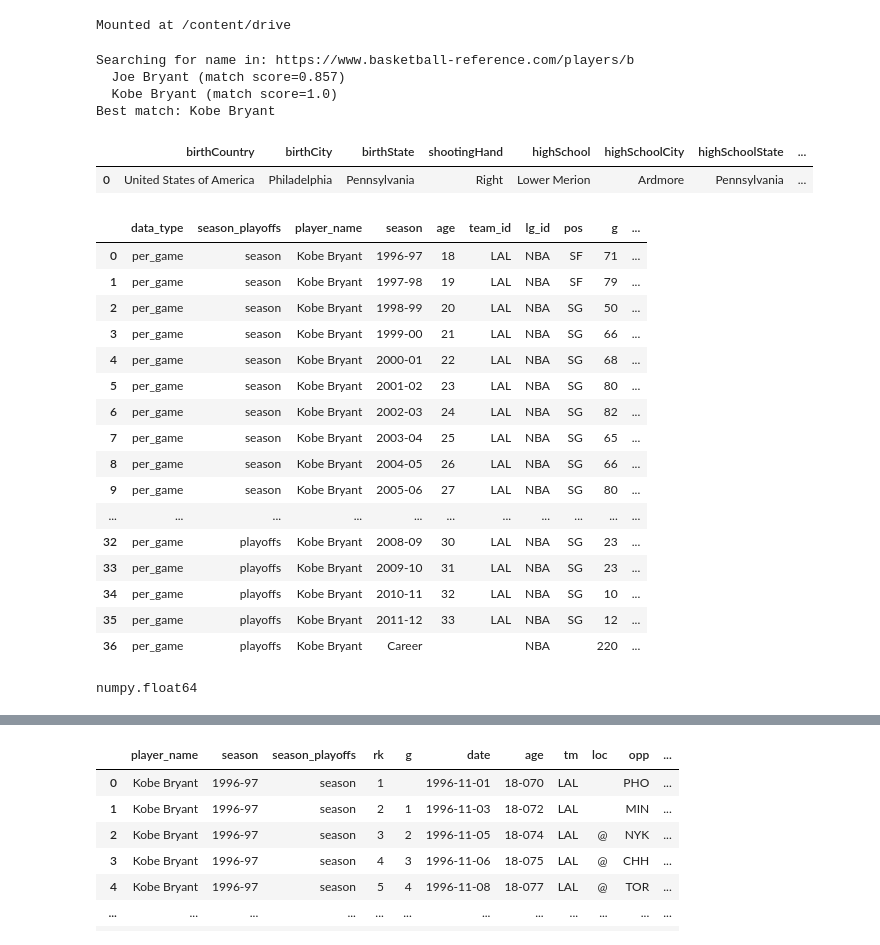
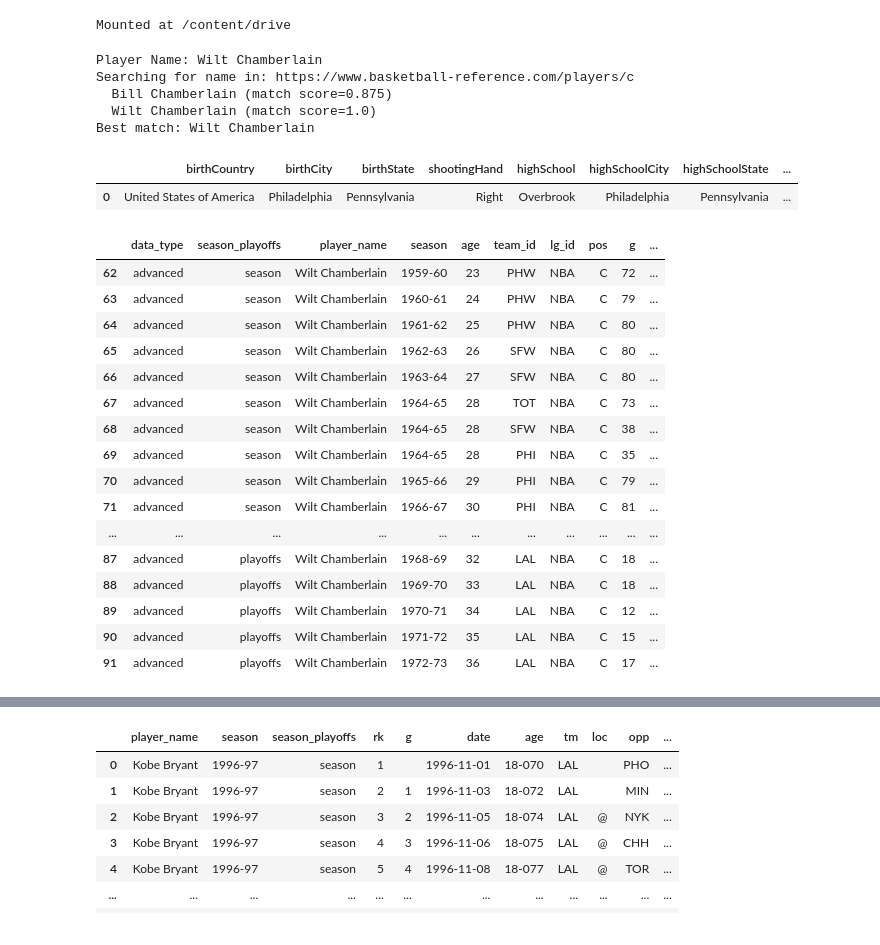
Before and after one commit to rahim-hashim/NBA-Prediction-Algorithms, a Jupyter notebook: single_player_search.ipynb, the cells around one changed output, grey strips where cells are left out. Drawn from its saved outputs; the diff is of its cells as text; code cells hidden in the pictures.

```diff
--- a/single_player_search.ipynb
+++ b/single_player_search.ipynb
@@ -58,54 +58,57 @@ Mounted at /content/drive
 # %%
 from player_scraper import single_player_scraper
 
-kb_meta, kb_data, kb_gamelogs = single_player_scraper('Kobe Bryant')
+kb_meta, kb_data, kb_gamelogs = single_player_scraper()
 kb_meta
 # %% [output]
-Searching for name in: https://www.basketball-reference.com/players/b
-  Joe Bryant (match score=0.857)
-  Kobe Bryant (match score=1.0)
-Best match: Kobe Bryant
+Player Name: Wilt Chamberlain
+Searching for name in: https://www.basketball-reference.com/players/c
+  Bill Chamberlain (match score=0.875)
+  Wilt Chamberlain (match score=1.0)
+Best match: Wilt Chamberlain
 |  | birthCountry | birthCity | birthState | shootingHand | highSchool | highSchoolCity | highSchoolState | ... |
-| 0 | United States of America | Philadelphia | Pennsylvania | Right | Lower Merion | Ardmore | Pennsylvania | ... |
+| 0 | United States of America | Philadelphia | Pennsylvania | Right | Overbrook | Philadelphia | Pennsylvania | ... |
 # %%
 #@title Table Select { run: "auto" }
 
 #@markdown Per Game | Totals | Advanced | Per Minute | Per Possession | Adjusted Shooting | Play-By-Play | Shooting | All-Star | Salaries
-table_type = "per_game" #@param ["all", "per_game", "totals", "advanced", "per_minute", "per_poss", "adjooting", "pbp", "shooting", "all_star", "all_salaries"] {allow-input: true}
+table_type = "advanced" #@param ["all", "per_game", "totals", "advanced", "per_minute", "per_poss", "adjooting", "pbp", "shooting", "all_star", "all_salaries"] {allow-input: true}
 
 #@markdown Season or Playoff Stats
 season_playoffs = "both" #@param ["both", "season", "playoffs"]
+
+#@markdown Include or Exclude Career Data
+career_data = "exclude" #@param ["include", "exclude"]
 
 def table_select(df, table_type, season_playoffs):
   df_filtered = df.copy(deep=True)
   if table_type != 'all':
     df_filtered = df[df['data_type'] == table_type]
     df_filtered = df_filtered.dropna(how='all', axis='columns')
   if season_playoffs != 'both':
     df_filtered = df_filtered[df_filtered['season_playoffs'] == season_playoffs]
+  if career_data == 'exclude':
+    df_filtered = df_filtered[df_filtered['season'] != 'Career']
+
   return df_filtered
 
 df_table = table_select(kb_data, table_type, season_playoffs)
 df_table
 # %% [output]
 |  | data_type | season_playoffs | player_name | season | age | team_id | lg_id | pos | g | ... |
-| 0 | per_game | season | Kobe Bryant | 1996-97 | 18 | LAL | NBA | SF | 71 | ... |
-| 1 | per_game | season | Kobe Bryant | 1997-98 | 19 | LAL | NBA | SF | 79 | ... |
-| 2 | per_game | season | Kobe Bryant | 1998-99 | 20 | LAL | NBA | SG | 50 | ... |
-| 3 | per_game | season | Kobe Bryant | 1999-00 | 21 | LAL | NBA | SG | 66 | ... |
-| 4 | per_game | season | Kobe Bryant | 2000-01 | 22 | LAL | NBA | SG | 68 | ... |
-| 5 | per_game | season | Kobe Bryant | 2001-02 | 23 | LAL | NBA | SG | 80 | ... |
-| 6 | per_game | season | Kobe Bryant | 2002-03 | 24 | LAL | NBA | SG | 82 | ... |
-| 7 | per_game | season | Kobe Bryant | 2003-04 | 25 | LAL | NBA | SG | 65 | ... |
-| 8 | per_game | season | Kobe Bryant | 2004-05 | 26 | LAL | NBA | SG | 66 | ... |
-| 9 | per_game | season | Kobe Bryant | 2005-06 | 27 | LAL | NBA | SG | 80 | ... |
+| 62 | advanced | season | Wilt Chamberlain | 1959-60 | 23 | PHW | NBA | C | 72 | ... |
+| 63 | advanced | season | Wilt Chamberlain | 1960-61 | 24 | PHW | NBA | C | 79 | ... |
+| 64 | advanced | season | Wilt Chamberlain | 1961-62 | 25 | PHW | NBA | C | 80 | ... |
+| 65 | advanced | season | Wilt Chamberlain | 1962-63 | 26 | SFW | NBA | C | 80 | ... |
+| 66 | advanced | season | Wilt Chamberlain | 1963-64 | 27 | SFW | NBA | C | 80 | ... |
+| 67 | advanced | season | Wilt Chamberlain | 1964-65 | 28 | TOT | NBA | C | 73 | ... |
+| 68 | advanced | season | Wilt Chamberlain | 1964-65 | 28 | SFW | NBA | C | 38 | ... |
+| 69 | advanced | season | Wilt Chamberlain | 1964-65 | 28 | PHI | NBA | C | 35 | ... |
+| 70 | advanced | season | Wilt Chamberlain | 1965-66 | 29 | PHI | NBA | C | 79 | ... |
+| 71 | advanced | season | Wilt Chamberlain | 1966-67 | 30 | PHI | NBA | C | 81 | ... |
 | ... | ... | ... | ... | ... | ... | ... | ... | ... | ... | ... |
-| 32 | per_game | playoffs | Kobe Bryant | 2008-09 | 30 | LAL | NBA | SG | 23 | ... |
-| 33 | per_game | playoffs | Kobe Bryant | 2009-10 | 31 | LAL | NBA | SG | 23 | ... |
-| 34 | per_game | playoffs | Kobe Bryant | 2010-11 | 32 | LAL | NBA | SG | 10 | ... |
-| 35 | per_game | playoffs | Kobe Bryant | 2011-12 | 33 | LAL | NBA | SG | 12 | ... |
-| 36 | per_game | playoffs | Kobe Bryant | Career |  |  | NBA |  | 220 | ... |
+| 87 | advanced | playoffs | Wilt Chamberlain | 1968-69 | 32 | LAL | NBA | C | 18 | ... |
+| 88 | advanced | playoffs | Wilt Chamberlain | 1969-70 | 33 | LAL | NBA | C | 18 | ... |
+| 89 | advanced | playoffs | Wilt Chamberlain | 1970-71 | 34 | LAL | NBA | C | 12 | ... |
+| 90 | advanced | playoffs | Wilt Chamberlain | 1971-72 | 35 | LAL | NBA | C | 15 | ... |
+| 91 | advanced | playoffs | Wilt Chamberlain | 1972-73 | 36 | LAL | NBA | C | 17 | ... |
-# %%
-type(df_table['pts_per_g'].iloc[5])
-# %% [output]
-numpy.float64
```
Also changed, not shown: parts of 1 cell of this notebook, 26 other files.
